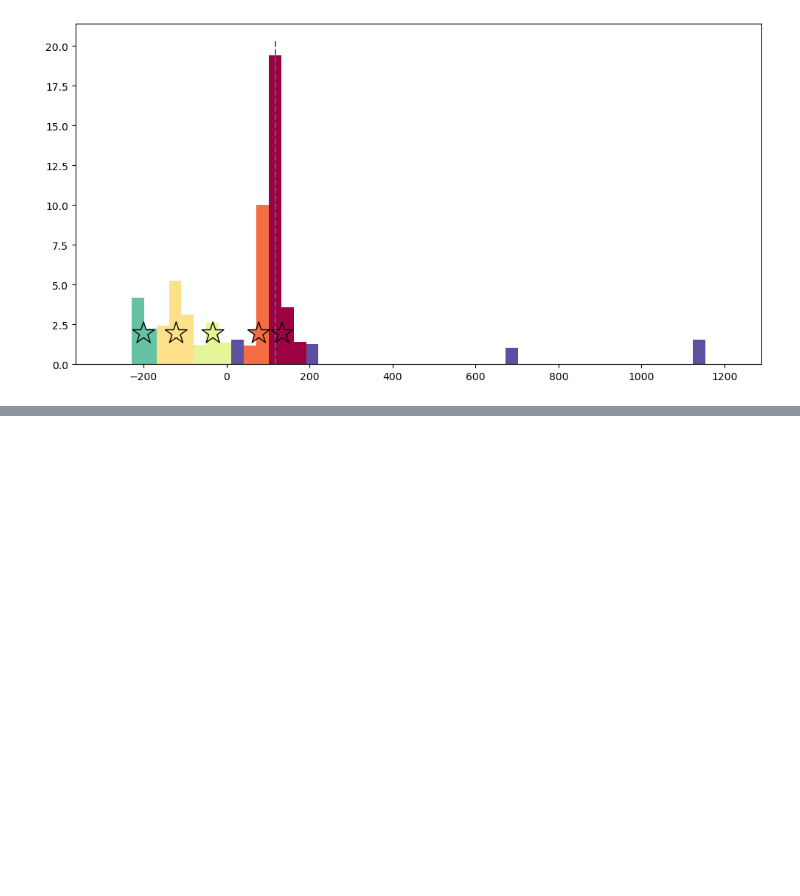
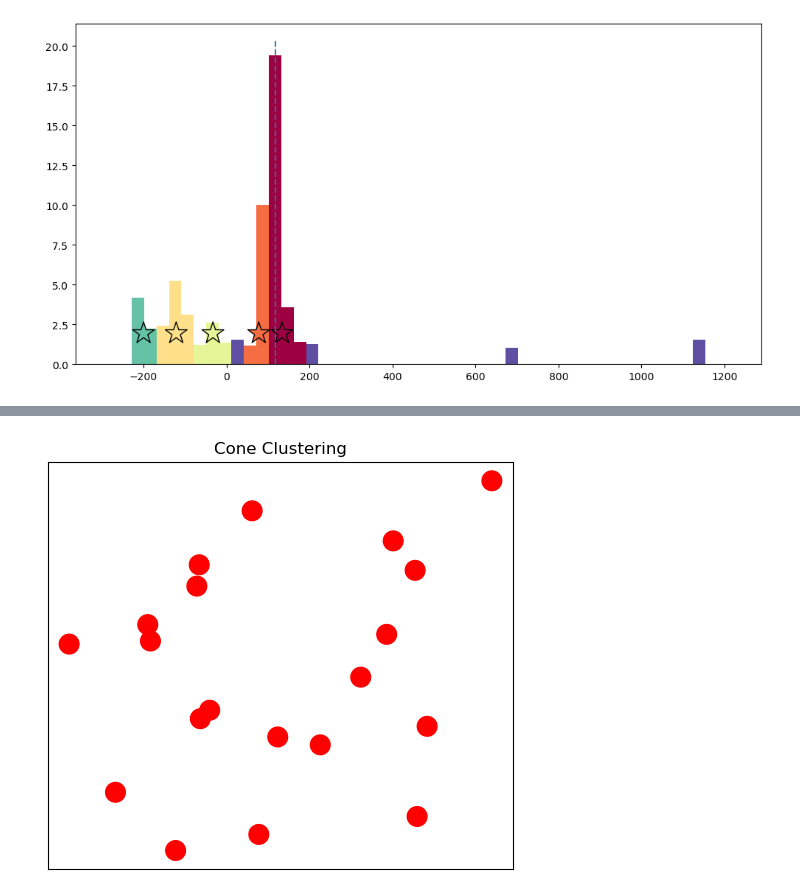
Before and after one commit to mcardoff/vertex_timing, a Jupyter notebook: DBSCAN.ipynb, the cells around one changed output, grey strips where cells are left out. Saved outputs shown, nothing was run; the diff lists cells and outputs as text; code cells hidden in the pictures; blank space fills up the shorter version.

```diff
--- a/DBSCAN.ipynb
+++ b/DBSCAN.ipynb
@@ -243,0 +365,89 @@ plt.scatter(cluster_values.values(), [0.1*histvals.max()]*len(cluster_values.val
+# %%
+# --- Cone Clustering Step ---
+def cone_clustering_step(X, initial_colors, cone_size=3.0):
+    """
+    Performs one step of cone clustering using a random seed and
+    returns the updated colors, seed index, and merged indices.
+    """
+    colors = initial_colors.copy() # Work on a copy of colors
+    N = X.shape[0]
+
+    # 1. Select a random seed index
+    seed_idx = np.random.randint(0, N)
+    seed_point = X[seed_idx]
+
+    merged_indices = []
+
+    for i in range(N):
+        if i == seed_idx:
+            continue
+
+        point = X[i]
+
+        # Calculate dot product and magnitudes
+        dist = np.linalg.norm(seed_point-point)
+
+        # Avoid division by zero if a point is at (0,0)
+        if dist > cone_size:
+            continue
+        merged_indices.append(i)
+
+    # 4. Change the colors: seed is green, merged are blue
+    colors[seed_idx] = 'green'
+    for idx in merged_indices:
+        colors[idx] = 'blue'
+
+    cone = plt.Circle(seed_point, cone_size, alpha=0.2, color='green')
+
+    return colors, seed_idx, merged_indices, cone
+
+# --- Animation Setup ---
+cone_size = 1.0
+updated_colors_cone, seed_idx, merged_indices, cone = cone_clustering_step(X, initial_colors, cone_size)
+intermediate_colors = initial_colors.copy()
+intermediate_colors[seed_idx] = 'green'
+num_merged = len(merged_indices)
+
+fig2, ax2 = plt.subplots(figsize=(6, 6))
+plt.gca().set_aspect('equal')
+ax2.set_title(f"Cone Clustering")
+ax2.set_xticks([])
+ax2.set_yticks([])
+
+scatter_cone = ax2.scatter(X[:, 0], X[:, 1], c=initial_colors, s=200)
+
+def animate_cone(frame):
+    """Update function for the animation."""
+    if frame == 0:
+        # Step 1: Initial state (all red)
+        scatter_cone.set_color(initial_colors)
+        #ax2.set_title(f"Cone Clustering")
+
+        # Optional: draw the seed vector
+        #ax2.quiver(0, 0, X[seed_idx, 0], X[seed_idx, 1], angles='xy', scale_units='xy', scale=1, color='green', width=0.005, label='Seed Vector')
+
+    elif frame == 1:
+        # Step 2: Merged state (seed is green, merged are blue)
+        scatter_cone.set_color(intermediate_colors)
+        ax2.add_patch(cone)
+        #ax2.set_title(f"Cone Clustering")
+    elif frame == 2:
+        scatter_cone.set_color(updated_colors_cone)
+
+    elif frame == 3:
+        scatter_cone.set_color(final_colors_cone)
+        cone.remove()
+
+
+    return scatter_cone,
+
+# Create the animation (runs for 2 frames)
+ani_cone = FuncAnimation(fig2, animate_cone, frames=4, interval=1000, repeat=True, blit=False)
+# Save the animation as a GIF file
+ani_cone.save('cone_clustering_step.gif', writer='imagemagick', fps=0.66) # fps=0.66 means 1 frame every 1.5 seconds
+
+# Display the GIF in the notebook
+from IPython.display import Image
+Image(url='cone_clustering_step.gif')
+# plt.show() # Uncomment to run the animation
+# %% [output]
@@ -243,0 +456 @@ plt.scatter(cluster_values.values(), [0.1*histvals.max()]*len(cluster_values.val
+[figure, added]
```
Also changed, not shown: parts of 12 cells of this notebook, 8 other files.
